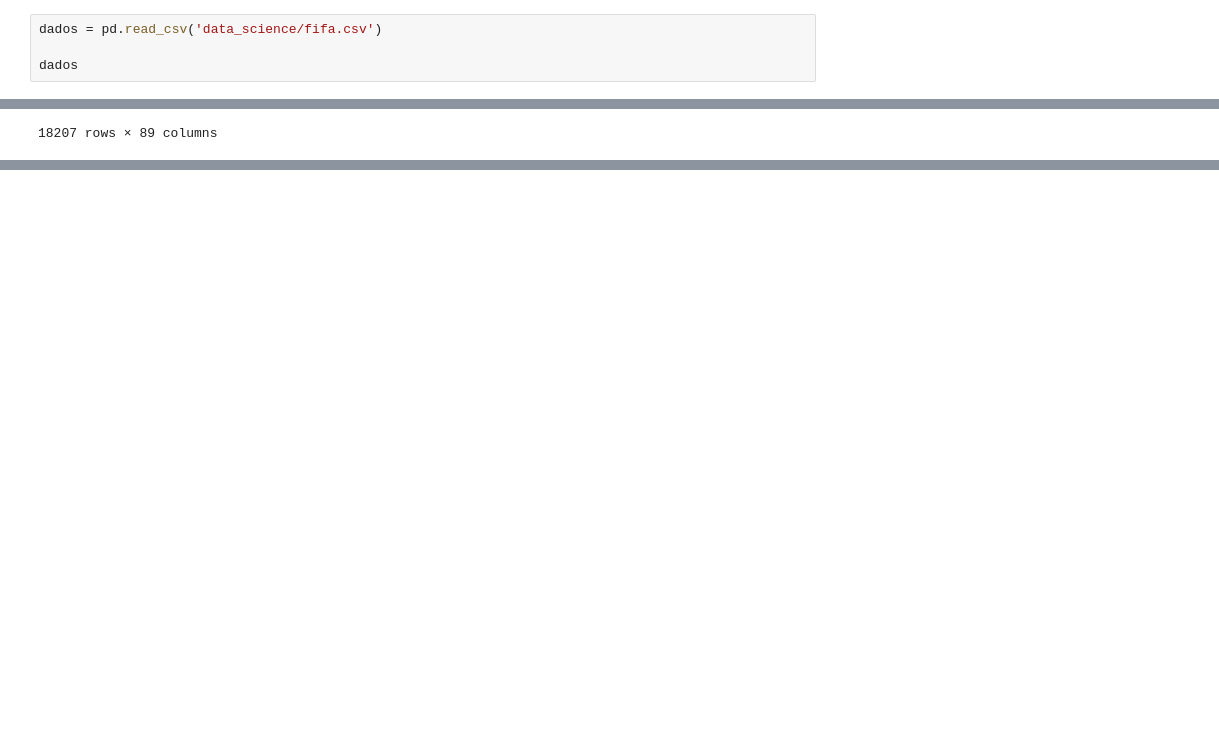
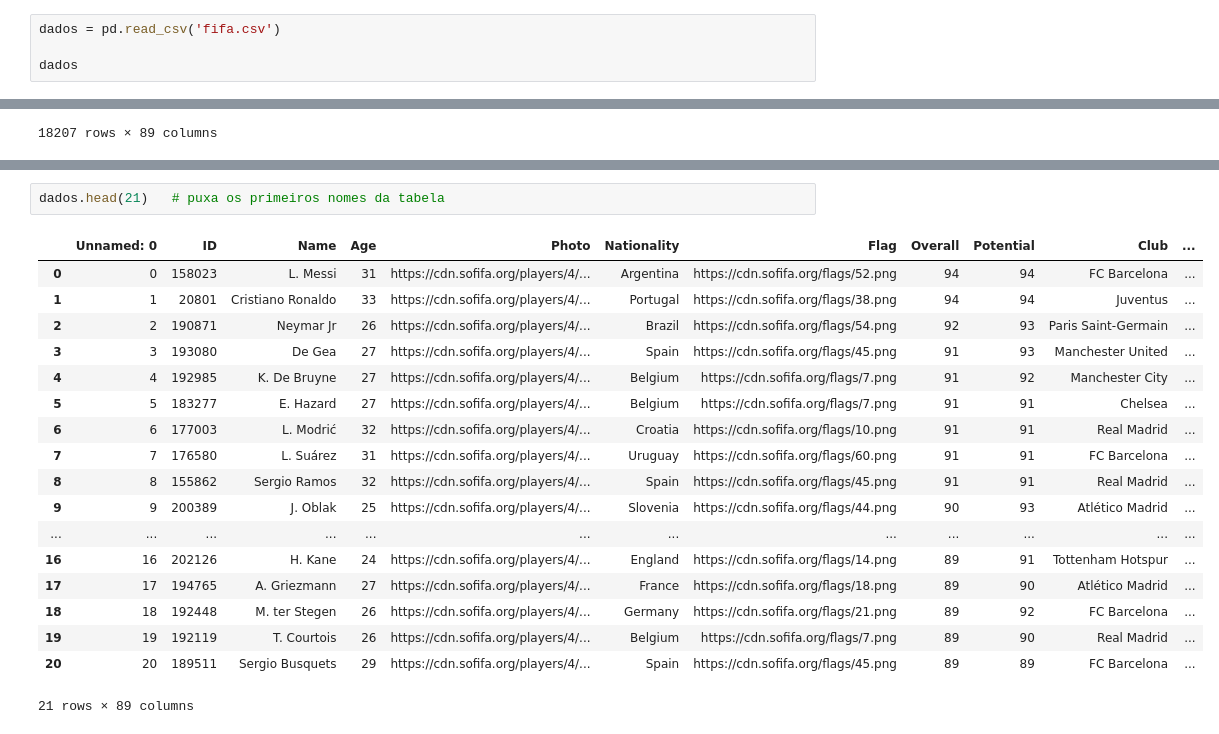
Before and after one commit to AndersonGL/Data-Science, a Jupyter notebook: udemy.ipynb, the cells around one changed output, grey strips where cells are left out. Drawn from its saved outputs; the diff is of its cells as text; blank space fills up the shorter version.

```diff
--- a/udemy.ipynb
+++ b/udemy.ipynb
@@ -10,7 +30,7 @@ print('Olá, Mundo!')
 # %% [output]
 Olá, Mundo!
 # %%
-dados = pd.read_csv('data_science/fifa.csv')
+dados = pd.read_csv('fifa.csv')
 
 dados
 # %% [output]
@@ -29,0 +63,21 @@ dados
+# %%
+dados.head(21)   # puxa os primeiros nomes da tabela
+# %% [output]
+|  | Unnamed: 0 | ID | Name | Age | Photo | Nationality | Flag | Overall | Potential | Club | ... |
+| 0 | 0 | 158023 | L. Messi | 31 | https://cdn.sofifa.org/players/4/... | Argentina | https://cdn.sofifa.org/flags/52.png | 94 | 94 | FC Barcelona | ... |
+| 1 | 1 | 20801 | Cristiano Ronaldo | 33 | https://cdn.sofifa.org/players/4/... | Portugal | https://cdn.sofifa.org/flags/38.png | 94 | 94 | Juventus | ... |
+| 2 | 2 | 190871 | Neymar Jr | 26 | https://cdn.sofifa.org/players/4/... | Brazil | https://cdn.sofifa.org/flags/54.png | 92 | 93 | Paris Saint-Germain | ... |
+| 3 | 3 | 193080 | De Gea | 27 | https://cdn.sofifa.org/players/4/... | Spain | https://cdn.sofifa.org/flags/45.png | 91 | 93 | Manchester United | ... |
+| 4 | 4 | 192985 | K. De Bruyne | 27 | https://cdn.sofifa.org/players/4/... | Belgium | https://cdn.sofifa.org/flags/7.png | 91 | 92 | Manchester City | ... |
+| 5 | 5 | 183277 | E. Hazard | 27 | https://cdn.sofifa.org/players/4/... | Belgium | https://cdn.sofifa.org/flags/7.png | 91 | 91 | Chelsea | ... |
+| 6 | 6 | 177003 | L. Modrić | 32 | https://cdn.sofifa.org/players/4/... | Croatia | https://cdn.sofifa.org/flags/10.png | 91 | 91 | Real Madrid | ... |
+| 7 | 7 | 176580 | L. Suárez | 31 | https://cdn.sofifa.org/players/4/... | Uruguay | https://cdn.sofifa.org/flags/60.png | 91 | 91 | FC Barcelona | ... |
+| 8 | 8 | 155862 | Sergio Ramos | 32 | https://cdn.sofifa.org/players/4/... | Spain | https://cdn.sofifa.org/flags/45.png | 91 | 91 | Real Madrid | ... |
+| 9 | 9 | 200389 | J. Oblak | 25 | https://cdn.sofifa.org/players/4/... | Slovenia | https://cdn.sofifa.org/flags/44.png | 90 | 93 | Atlético Madrid | ... |
+| ... | ... | ... | ... | ... | ... | ... | ... | ... | ... | ... | ... |
+| 16 | 16 | 202126 | H. Kane | 24 | https://cdn.sofifa.org/players/4/... | England | https://cdn.sofifa.org/flags/14.png | 89 | 91 | Tottenham Hotspur | ... |
+| 17 | 17 | 194765 | A. Griezmann | 27 | https://cdn.sofifa.org/players/4/... | France | https://cdn.sofifa.org/flags/18.png | 89 | 90 | Atlético Madrid | ... |
+| 18 | 18 | 192448 | M. ter Stegen | 26 | https://cdn.sofifa.org/players/4/... | Germany | https://cdn.sofifa.org/flags/21.png | 89 | 92 | FC Barcelona | ... |
+| 19 | 19 | 192119 | T. Courtois | 26 | https://cdn.sofifa.org/players/4/... | Belgium | https://cdn.sofifa.org/flags/7.png | 89 | 90 | Real Madrid | ... |
+| 20 | 20 | 189511 | Sergio Busquets | 29 | https://cdn.sofifa.org/players/4/... | Spain | https://cdn.sofifa.org/flags/45.png | 89 | 89 | FC Barcelona | ... |
+21 rows × 89 columns
```
Also changed, not shown: parts of 14 cells of this notebook.
